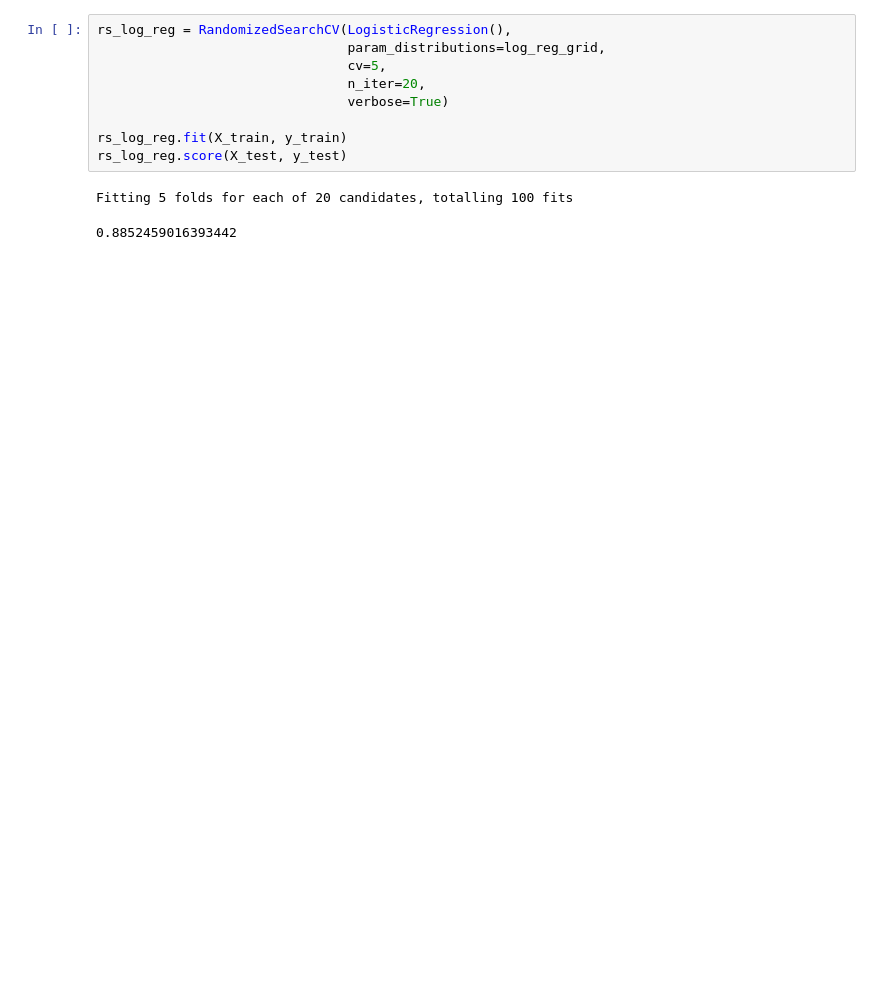
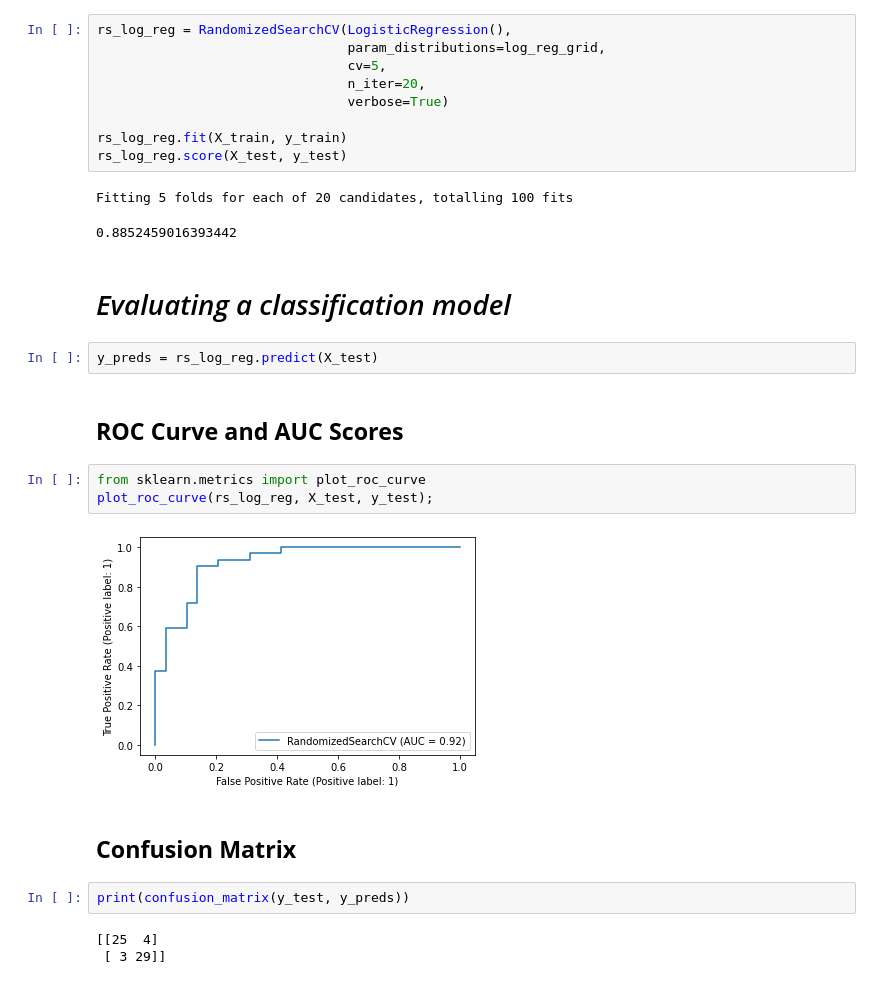
Before and after one commit to VirajShah30/Heart-Disease-Detection-using-Machine-Learning, a Jupyter notebook: Heart_Disease_Detection.ipynb, the cells around one changed output. Saved outputs shown, nothing was run; the diff lists cells and outputs as text; blank space fills up the shorter version.

Commit message:
Final Commit
-Added ROC Curve and AUC Scores
-Added Confusion Matrix
-Added Classification Report

```diff
--- a/Heart_Disease_Detection.ipynb
+++ b/Heart_Disease_Detection.ipynb
@@ -272,3 +267,21 @@ rs_log_reg.score(X_test, y_test)
 # %% [output]
 Fitting 5 folds for each of 20 candidates, totalling 100 fits
 0.8852459016393442
+# %% [markdown]
+# *Evaluating a classification model*
+# %%
+y_preds = rs_log_reg.predict(X_test)
+# %% [markdown]
+## **ROC Curve and AUC Scores**
+# %%
+from sklearn.metrics import plot_roc_curve
+plot_roc_curve(rs_log_reg, X_test, y_test);
+# %% [output]
+[figure, added]
+# %% [markdown]
+## **Confusion Matrix**
+# %%
+print(confusion_matrix(y_test, y_preds))
+# %% [output]
+[[25  4]
+ [ 3 29]]
```
Also changed, not shown: parts of 8 cells of this notebook.
